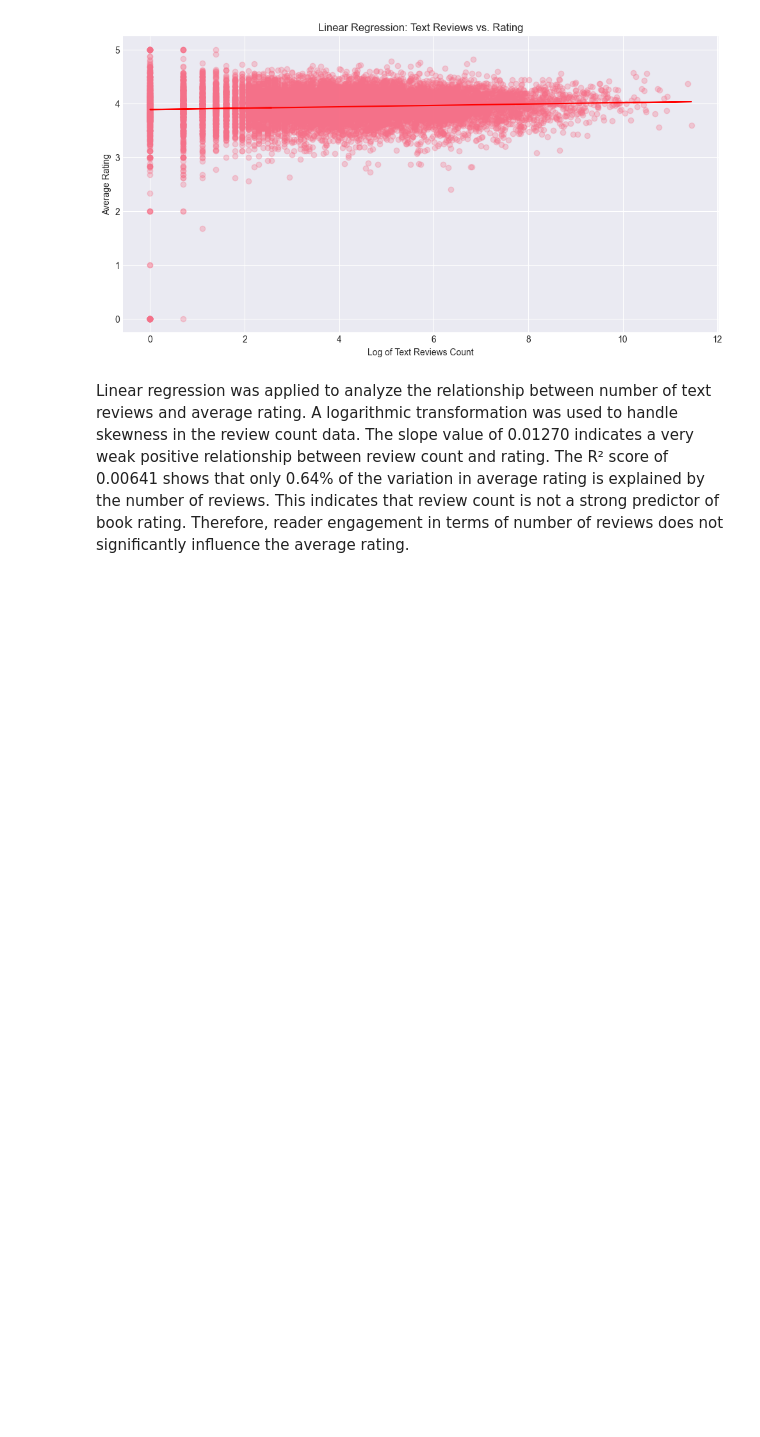
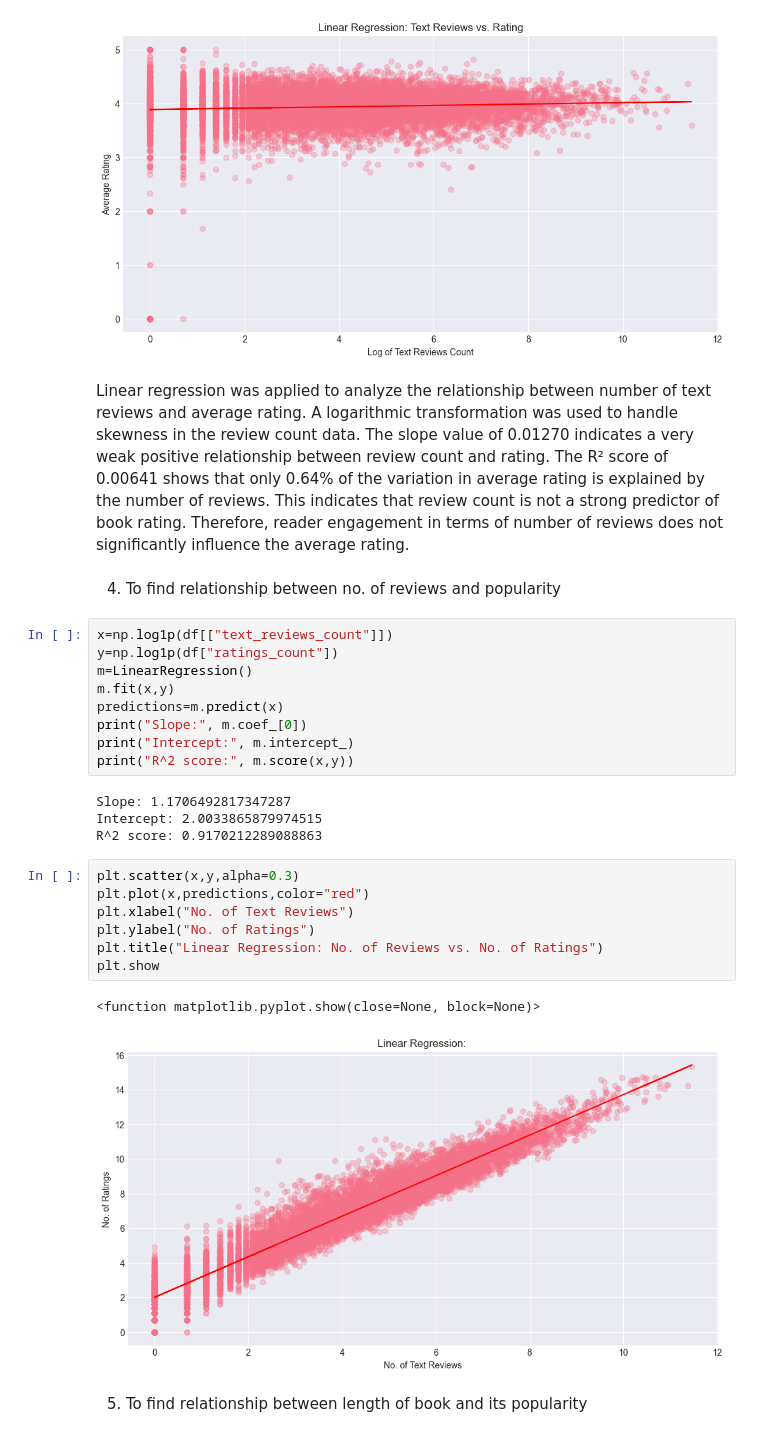
Before and after one commit to suhani-k7/GoodReads-EDA, a Jupyter notebook: linearRegression.ipynb, the cells around one changed output. Drawn from its saved outputs; the diff is of its cells as text; blank space fills up the shorter version.

Commit message:
deeper linear regression

```diff
--- a/eda.ipynb
+++ b/linearRegression.ipynb
@@ -292,3 +288,30 @@ plt.show()
 [figure]
 # %% [markdown]
 Linear regression was applied to analyze the relationship between number of text reviews and average rating. A logarithmic transformation was used to handle skewness in the review count data. The slope value of 0.01270 indicates a very weak positive relationship between review count and rating. The R² score of 0.00641 shows that only 0.64% of the variation in average rating is explained by the number of reviews. This indicates that review count is not a strong predictor of book rating. Therefore, reader engagement in terms of number of reviews does not significantly influence the average rating.
+# %% [markdown]
+4. To find relationship between no. of reviews and popularity
+# %%
+x=np.log1p(df[["text_reviews_count"]])
+y=np.log1p(df["ratings_count"])
+m=LinearRegression()
+m.fit(x,y)
+predictions=m.predict(x)
+print("Slope:", m.coef_[0])
+print("Intercept:", m.intercept_)
+print("R^2 score:", m.score(x,y))
+# %% [output]
+Slope: 1.1706492817347287
+Intercept: 2.0033865879974515
+R^2 score: 0.9170212289088863
+# %%
+plt.scatter(x,y,alpha=0.3)
+plt.plot(x,predictions,color="red")
+plt.xlabel("No. of Text Reviews")
+plt.ylabel("No. of Ratings")
+plt.title("Linear Regression: No. of Reviews vs. No. of Ratings")
+plt.show
+# %% [output]
+<function matplotlib.pyplot.show(close=None, block=None)>
+[figure, added]
+# %% [markdown]
+5. To find relationship between length of book and its popularity
```
Also changed, not shown: parts of 6 cells of this notebook, 1 other file.
